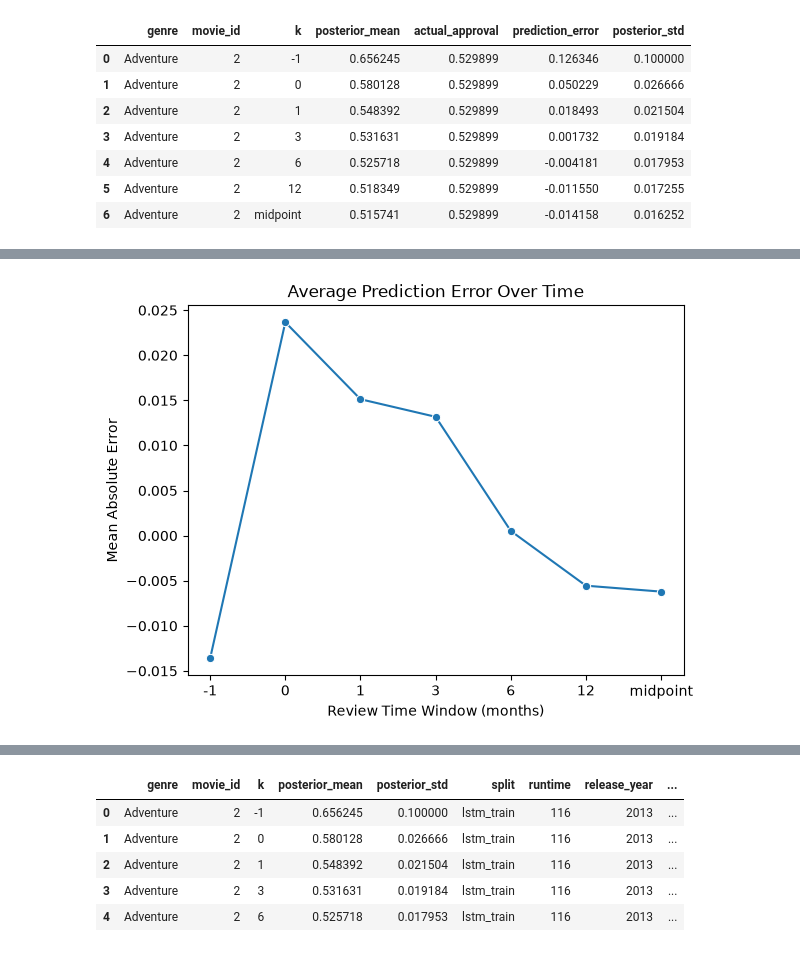
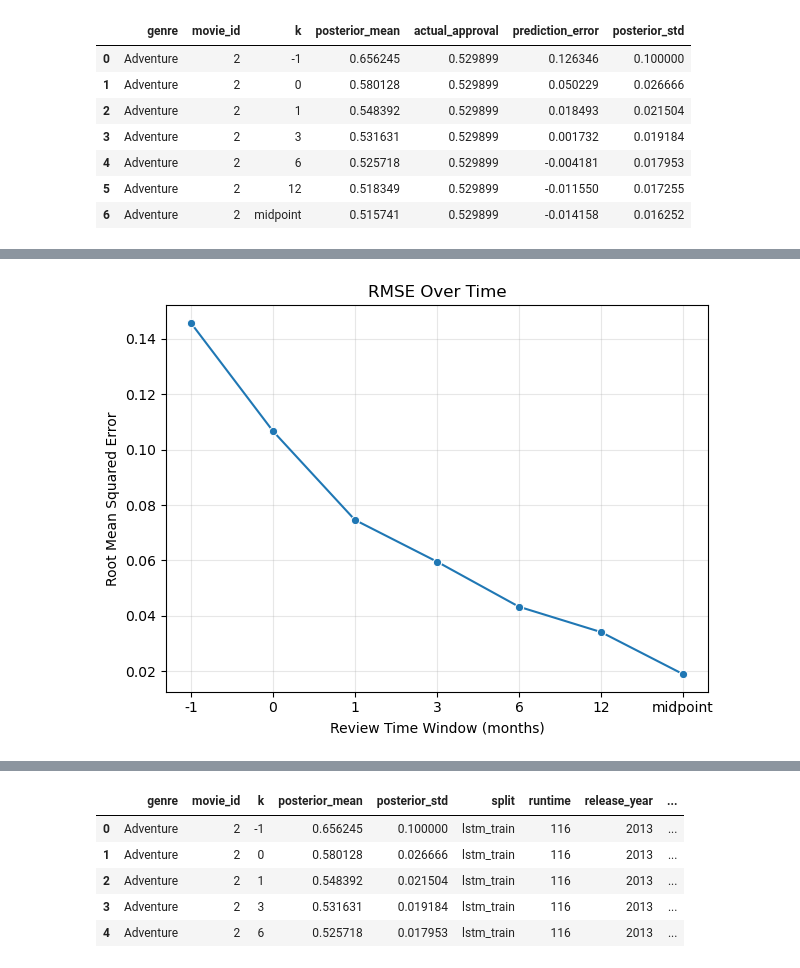
Before and after one commit to angml/ML2_Project, a Jupyter notebook: project_file_bayesian.ipynb, the cells around one changed output, grey strips where cells are left out. Cells and saved outputs as stored; diff of their text form; code cells hidden in the pictures.

```diff
--- a/project_file_bayesian.ipynb
+++ b/project_file_bayesian.ipynb
@@ -414,12 +424,15 @@ plt.show()
-# %%
-avg_error = (results_df.groupby("k")["prediction_error"].mean().reset_index())
-avg_error["k"] = avg_error["k"].astype(str)
-sns.lineplot(data=avg_error, x="k", y="prediction_error",marker="o")
-
-plt.xlabel("Review Time Window (months)")
-plt.ylabel("Mean Absolute Error")
-plt.title("Average Prediction Error Over Time")
-plt.show()
-# %% [output]
-[figure, removed]
+# %%
+rmse = results_df.groupby("k")["squared_error"].apply(lambda x: np.sqrt(x.mean())).reset_index()
+rmse["k"] = rmse["k"].astype(str)
+sns.lineplot(data=rmse, x="k", y="squared_error",marker="o")
+
+plt.xlabel("Review Time Window (months)")
+plt.ylabel("Root Mean Squared Error")
+plt.grid(alpha=0.3)
+plt.title("RMSE Over Time")
+
+plt.tight_layout()
+plt.show()
+# %% [output]
+[figure, added]
 # %%
```
Also changed, not shown: parts of 5 cells of this notebook.
